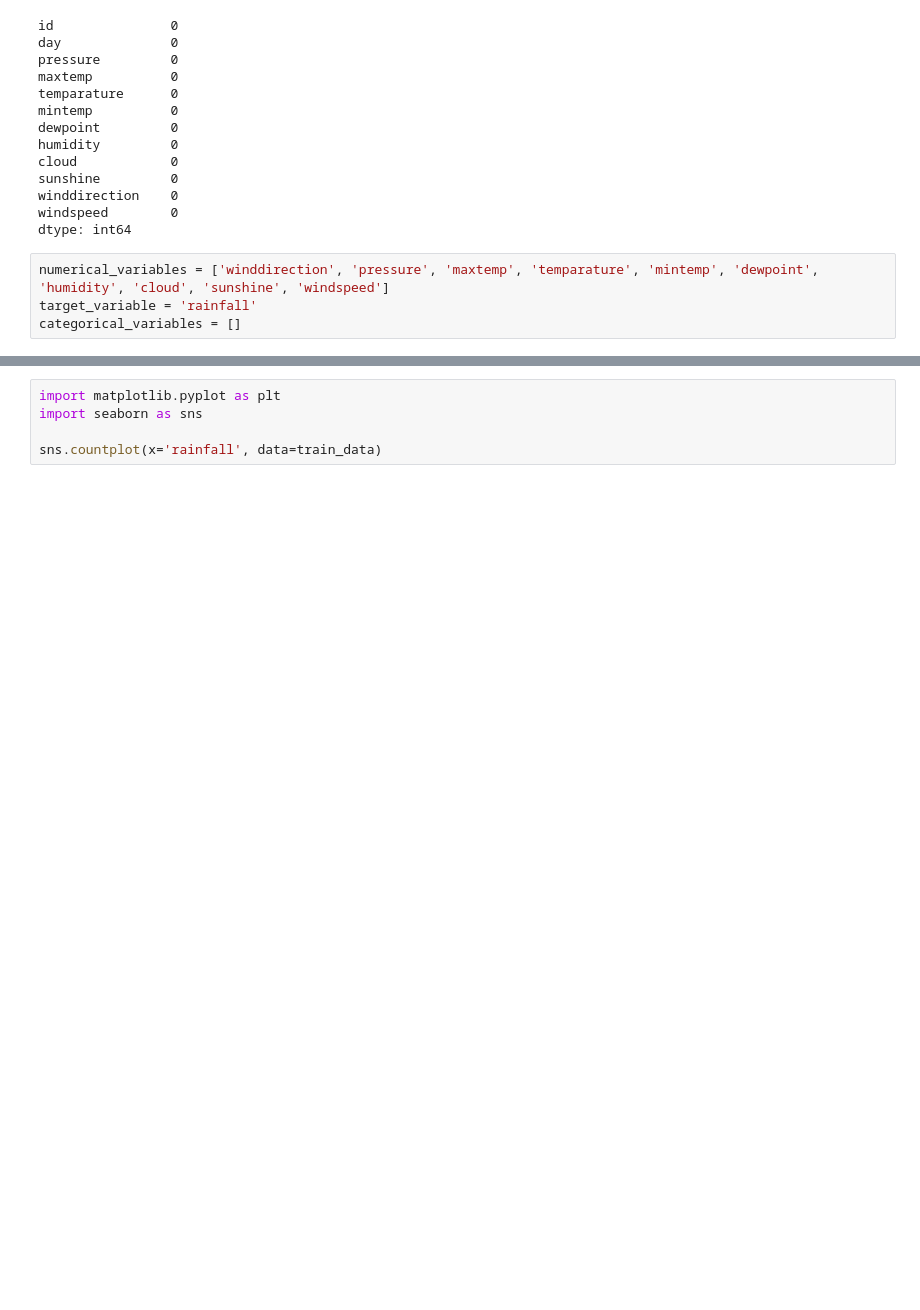
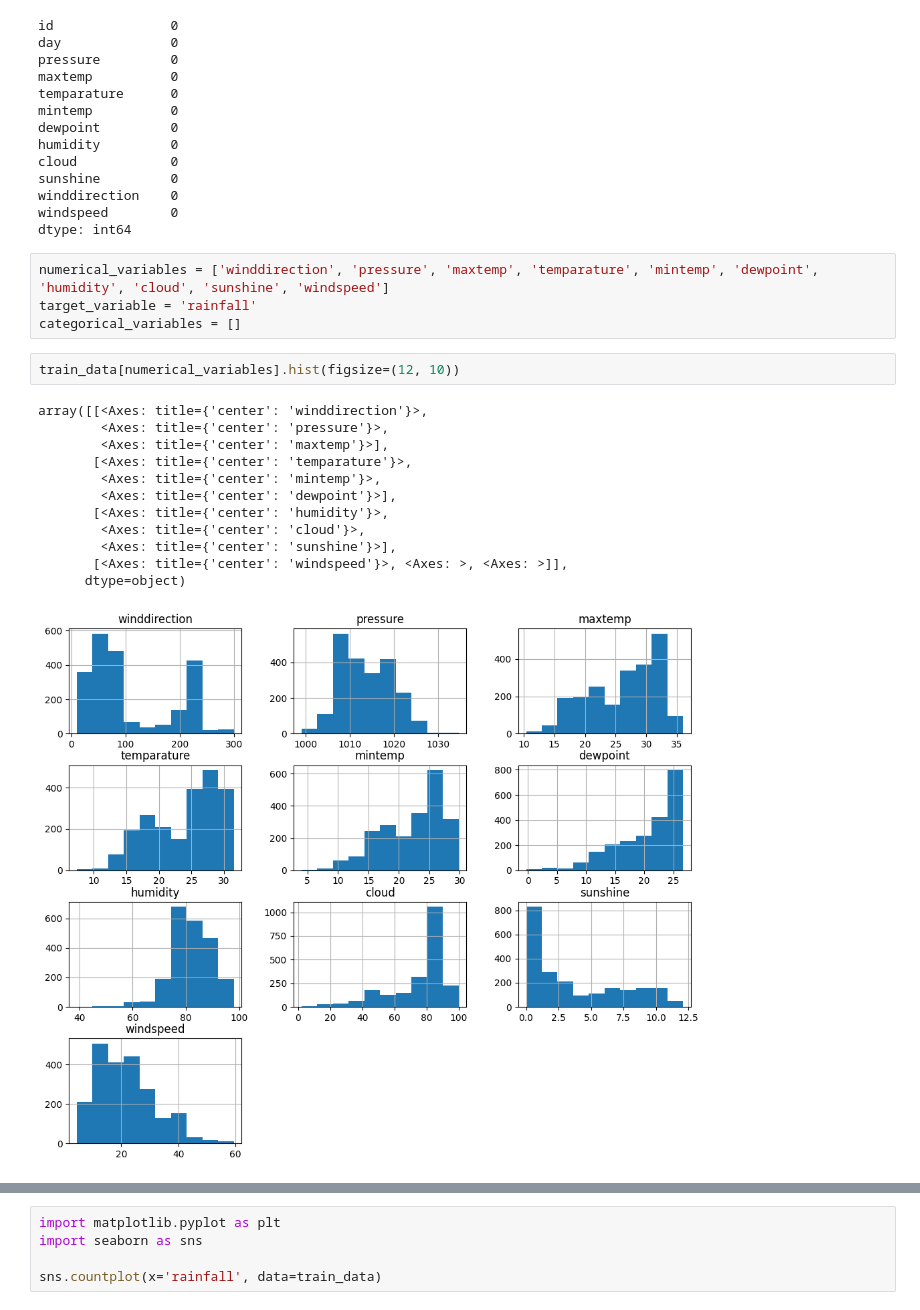
Before and after one commit to karishma-battina/kaggle, a Jupyter notebook: competitions/rainfall-wip.ipynb, the cells around one changed output, grey strips where cells are left out. Drawn from its saved outputs; the diff is of its cells as text; blank space fills up the shorter version.

```diff
--- a/competitions/rainfall-wip.ipynb
+++ b/competitions/rainfall-wip.ipynb
@@ -117,6 +117,21 @@ dtype: int64
 numerical_variables = ['winddirection', 'pressure', 'maxtemp', 'temparature', 'mintemp', 'dewpoint', 'humidity', 'cloud', 'sunshine', 'windspeed']
 target_variable = 'rainfall'
 categorical_variables = []
+# %%
+train_data[numerical_variables].hist(figsize=(12, 10))
+# %% [output]
+array([[<Axes: title={'center': 'winddirection'}>,
+        <Axes: title={'center': 'pressure'}>,
+        <Axes: title={'center': 'maxtemp'}>],
+       [<Axes: title={'center': 'temparature'}>,
+        <Axes: title={'center': 'mintemp'}>,
+        <Axes: title={'center': 'dewpoint'}>],
+       [<Axes: title={'center': 'humidity'}>,
+        <Axes: title={'center': 'cloud'}>,
+        <Axes: title={'center': 'sunshine'}>],
+       [<Axes: title={'center': 'windspeed'}>, <Axes: >, <Axes: >]],
+      dtype=object)
+[figure, added]
 # %%
 import matplotlib.pyplot as plt
 import seaborn as sns
```
Also changed, not shown: parts of 7 cells of this notebook.
